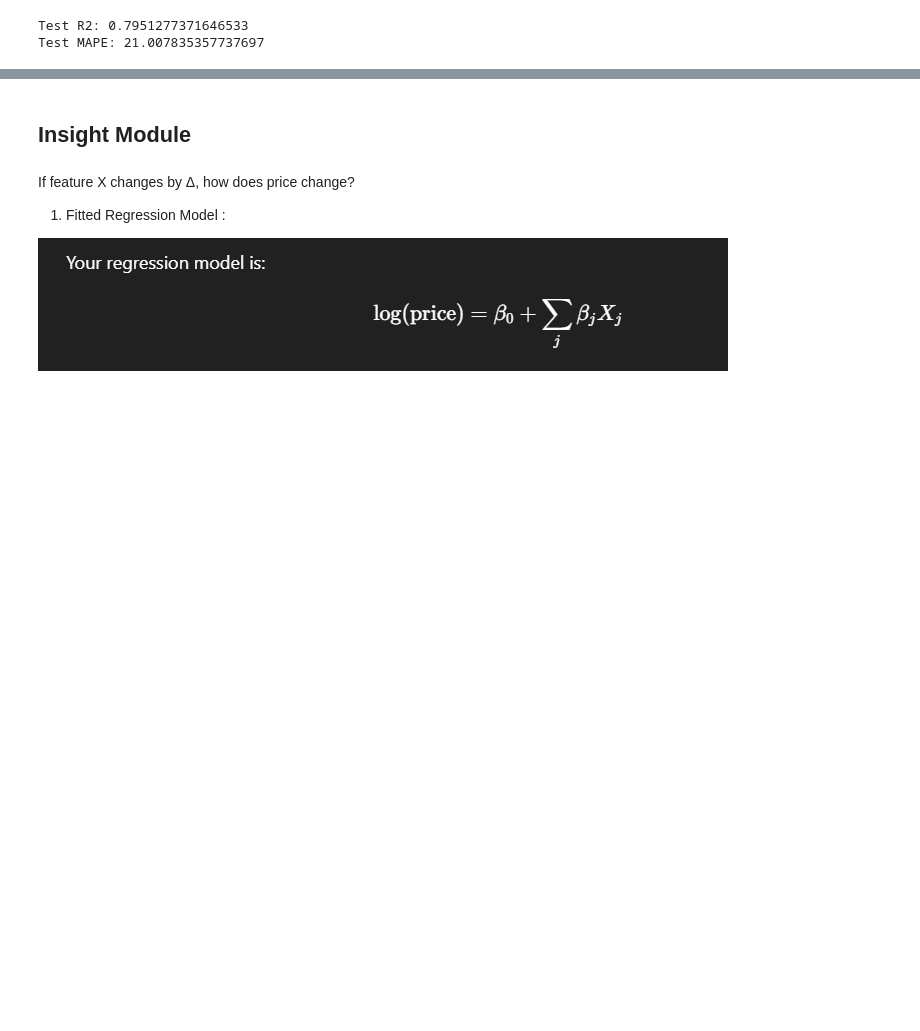
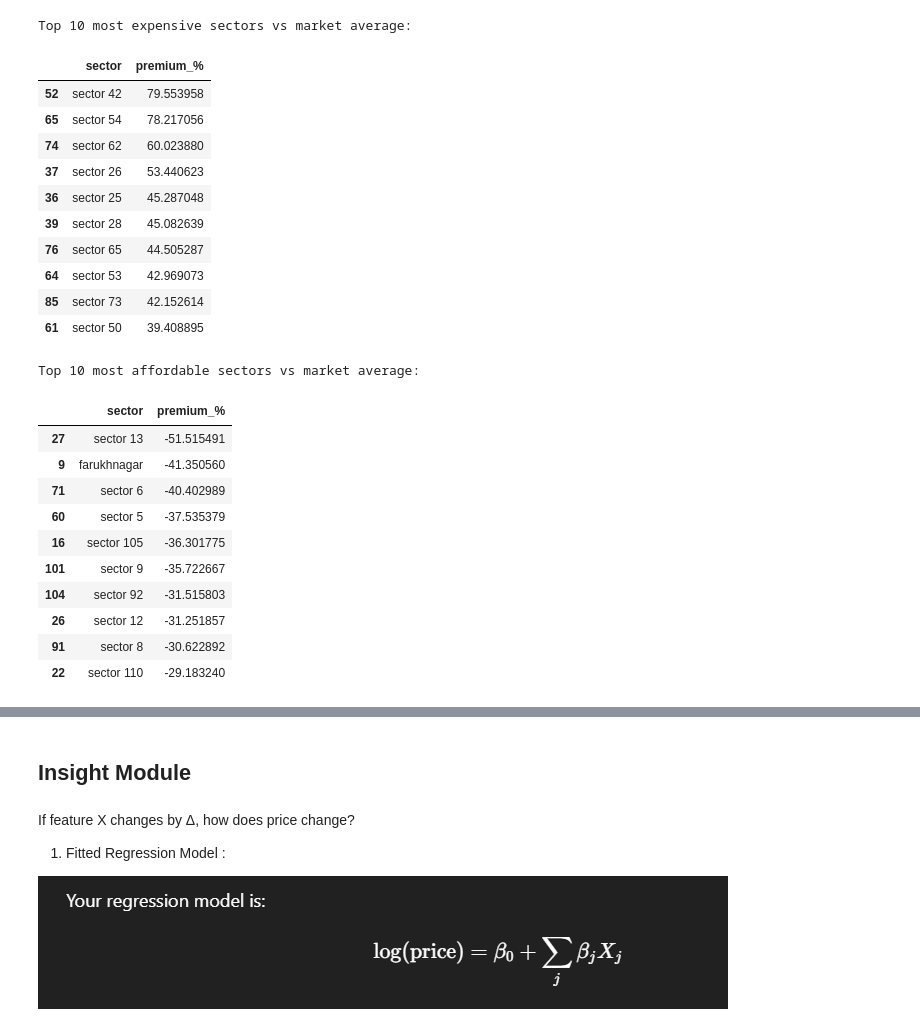
Before and after one commit to Jaygit1729/PropNavigator-Real-Estate-ML, a Jupyter notebook: notebooks/insight_module/insight_module.ipynb, the cells around one changed output, grey strips where cells are left out. Cells and saved outputs as stored; diff of their text form; code cells hidden in the pictures; blank space fills up the shorter version.

```diff
--- a/notebooks/insight_module/insight_module.ipynb
+++ b/notebooks/insight_module/insight_module.ipynb
@@ -110,8 +197,38 @@ y_true = np.expm1(y_test)
-# %%
-
-print("Test R2:", r2_score(y_true, y_pred))
-print("Test MAPE:", mean_absolute_percentage_error(y_true, y_pred)*100)
-# %% [output]
-Test R2: 0.7951277371646533
-Test MAPE: 21.007835357737697
+# %%
+# Top 10 most expensive sectors vs market average
+sector_coefs = coef_df[coef_df['feature'].str.startswith('sector_')].copy()
+sector_coefs['sector'] = sector_coefs['feature'].str.replace('sector_', '')
+avg = sector_coefs['coef'].mean()
+sector_coefs['premium_%'] = (np.exp(sector_coefs['coef'] - avg) - 1) * 100
+
+print('Top 10 most expensive sectors vs market average:')
+display(sector_coefs.nlargest(10, 'premium_%')[['sector', 'premium_%']])
+
+print('\nTop 10 most affordable sectors vs market average:')
+display(sector_coefs.nsmallest(10, 'premium_%')[['sector', 'premium_%']])
+# %% [output]
+Top 10 most expensive sectors vs market average:
+|  | sector | premium_% |
+| 52 | sector 42 | 79.553958 |
+| 65 | sector 54 | 78.217056 |
+| 74 | sector 62 | 60.023880 |
+| 37 | sector 26 | 53.440623 |
+| 36 | sector 25 | 45.287048 |
+| 39 | sector 28 | 45.082639 |
+| 76 | sector 65 | 44.505287 |
+| 64 | sector 53 | 42.969073 |
+| 85 | sector 73 | 42.152614 |
+| 61 | sector 50 | 39.408895 |
+Top 10 most affordable sectors vs market average:
+|  | sector | premium_% |
+| 27 | sector 13 | -51.515491 |
+| 9 | farukhnagar | -41.350560 |
+| 71 | sector 6 | -40.402989 |
+| 60 | sector 5 | -37.535379 |
+| 16 | sector 105 | -36.301775 |
+| 101 | sector 9 | -35.722667 |
+| 104 | sector 92 | -31.515803 |
+| 26 | sector 12 | -31.251857 |
+| 91 | sector 8 | -30.622892 |
+| 22 | sector 110 | -29.183240 |
 # %%
```
Also changed, not shown: parts of 24 cells of this notebook, 6 other files.
